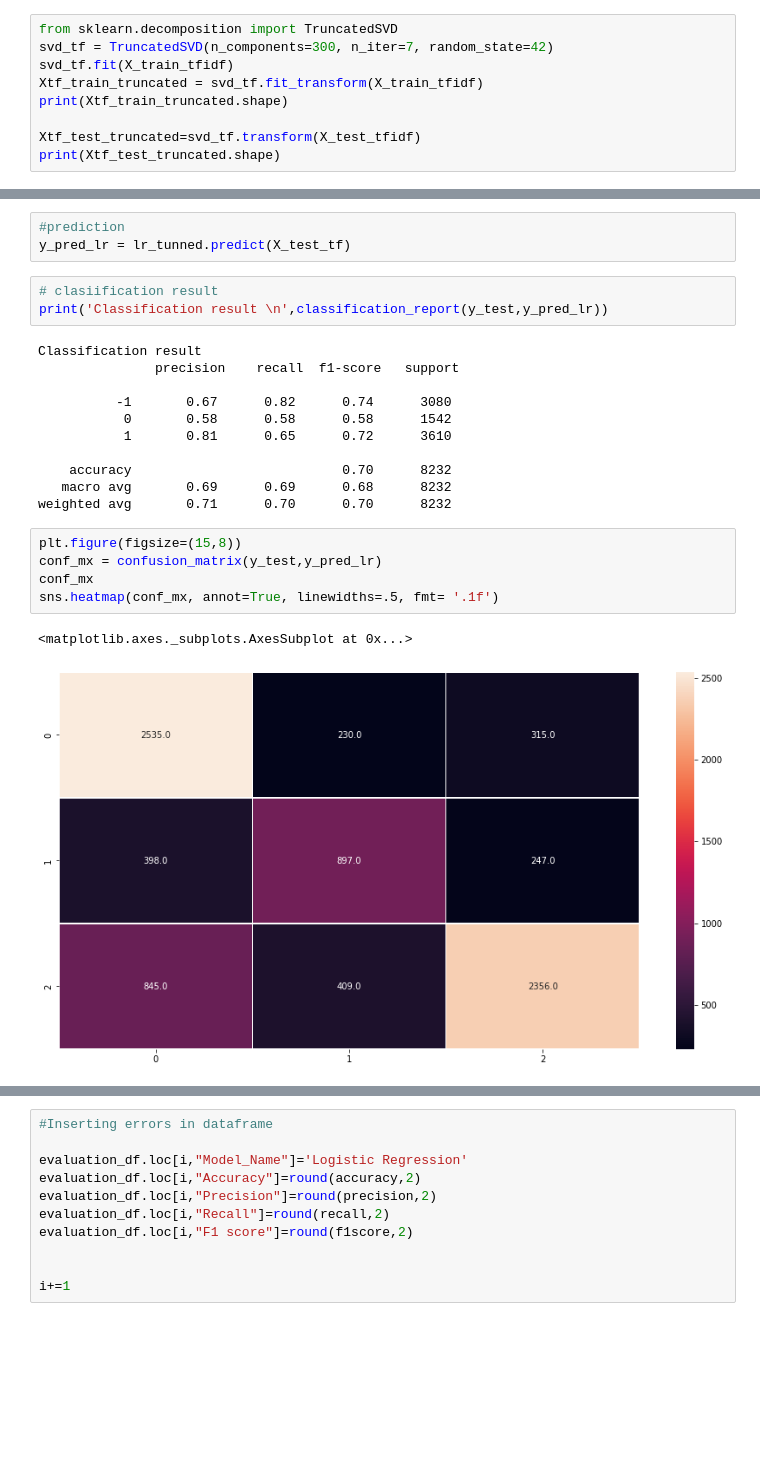
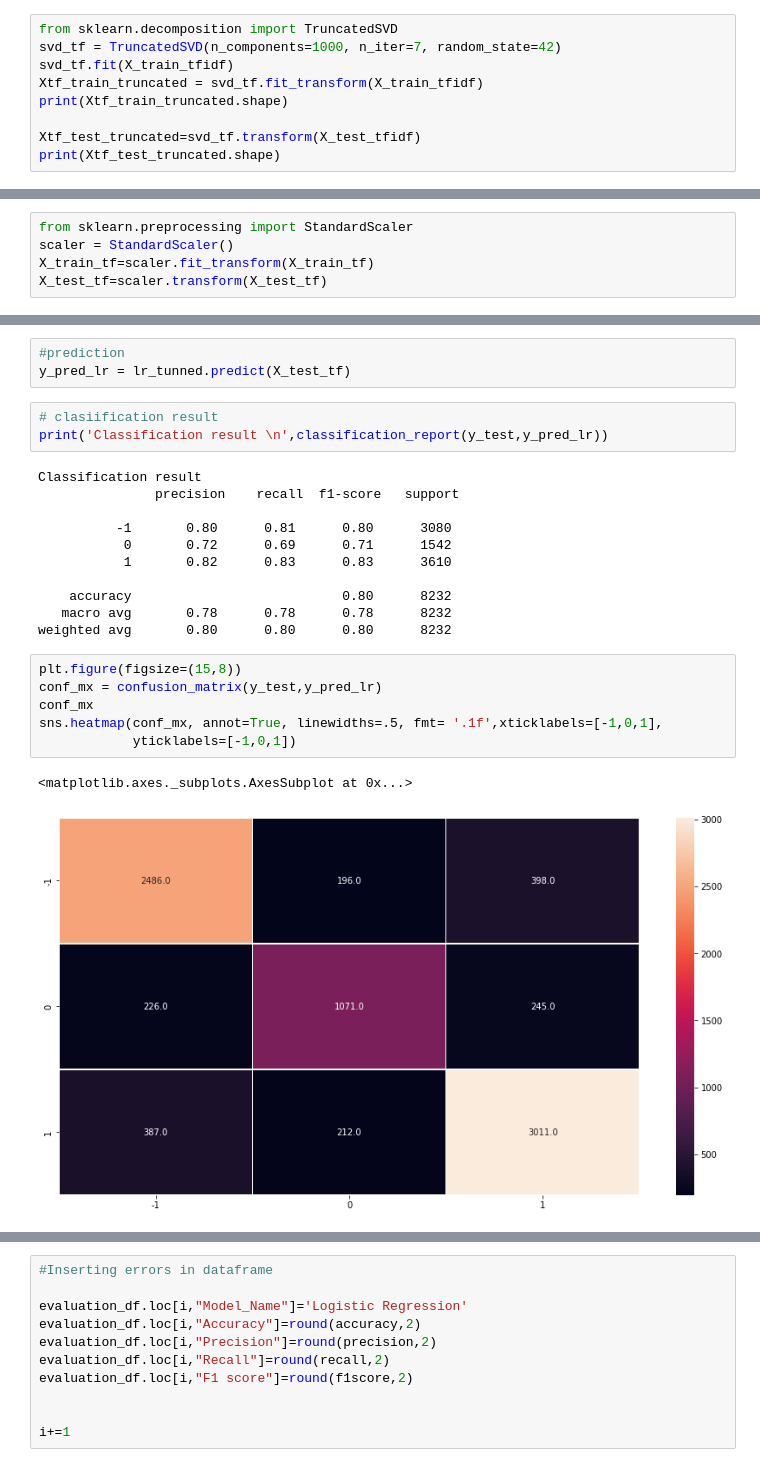
Before and after one commit to roshan10597/Coronavirus_Tweet_Sentiment_Analysis, a Jupyter notebook: Coronavirus_Tweet_Sentiment_Analysis.ipynb, the cells around one changed output, grey strips where cells are left out. Saved outputs shown, nothing was run; the diff lists cells and outputs as text; blank space fills up the shorter version.

```diff
--- a/Coronavirus_Tweet_Sentiment_Analysis.ipynb
+++ b/Coronavirus_Tweet_Sentiment_Analysis.ipynb
@@ -658,6 +657,6 @@ print(test_add_features.shape)
 # %%
 from sklearn.decomposition import TruncatedSVD
-svd_tf = TruncatedSVD(n_components=300, n_iter=7, random_state=42)
+svd_tf = TruncatedSVD(n_components=1000, n_iter=7, random_state=42)
 svd_tf.fit(X_train_tfidf)
 Xtf_train_truncated = svd_tf.fit_transform(X_train_tfidf)
 print(Xtf_train_truncated.shape)
@@ -679,6 +678,11 @@ print(type(Xtf_train_truncated))
 # %%
 X_train_tf = np.c_[Xtf_train_truncated,train_add_features]
 X_test_tf = np.c_[Xtf_test_truncated ,test_add_features]
+# %%
+from sklearn.preprocessing import StandardScaler
+scaler = StandardScaler()
+X_train_tf=scaler.fit_transform(X_train_tf)
+X_test_tf=scaler.transform(X_test_tf)
 # %%
 print(X_train_tf.shape)
 print(X_test_tf.shape)
@@ -719,21 +723,22 @@ print('Classification result \n',classification_report(y_test,y_pred_lr))
 Classification result
                precision    recall  f1-score   support
 
-          -1       0.67      0.82      0.74      3080
-           0       0.58      0.58      0.58      1542
-           1       0.81      0.65      0.72      3610
+          -1       0.80      0.81      0.80      3080
+           0       0.72      0.69      0.71      1542
+           1       0.82      0.83      0.83      3610
 
-    accuracy                           0.70      8232
-   macro avg       0.69      0.69      0.68      8232
-weighted avg       0.71      0.70      0.70      8232
+    accuracy                           0.80      8232
+   macro avg       0.78      0.78      0.78      8232
+weighted avg       0.80      0.80      0.80      8232
 # %%
 plt.figure(figsize=(15,8))
 conf_mx = confusion_matrix(y_test,y_pred_lr)
 conf_mx
-sns.heatmap(conf_mx, annot=True, linewidths=.5, fmt= '.1f')
+sns.heatmap(conf_mx, annot=True, linewidths=.5, fmt= '.1f',xticklabels=[-1,0,1],
+            yticklabels=[-1,0,1])
 # %% [output]
 <matplotlib.axes._subplots.AxesSubplot at 0x...>
-[figure, old version]
+[figure, new version]
 # %%
 # calculate the F1 score
 f1score = f1_score(y_test,y_pred_lr,average='weighted')
```
Also changed, not shown: parts of 46 cells of this notebook.
